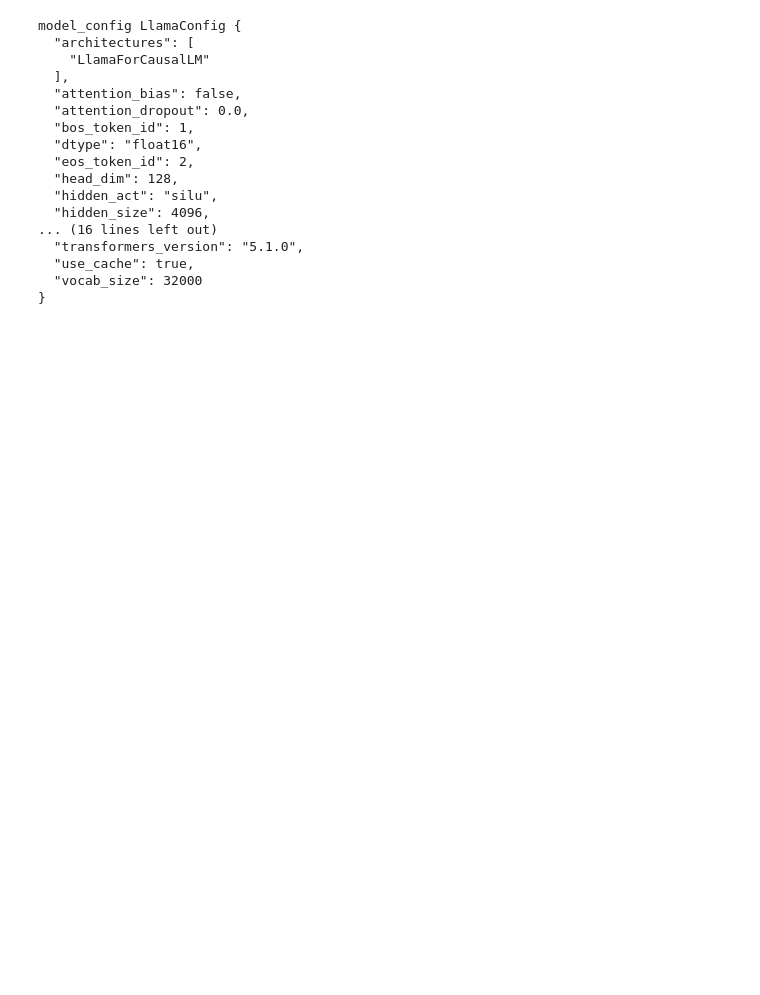
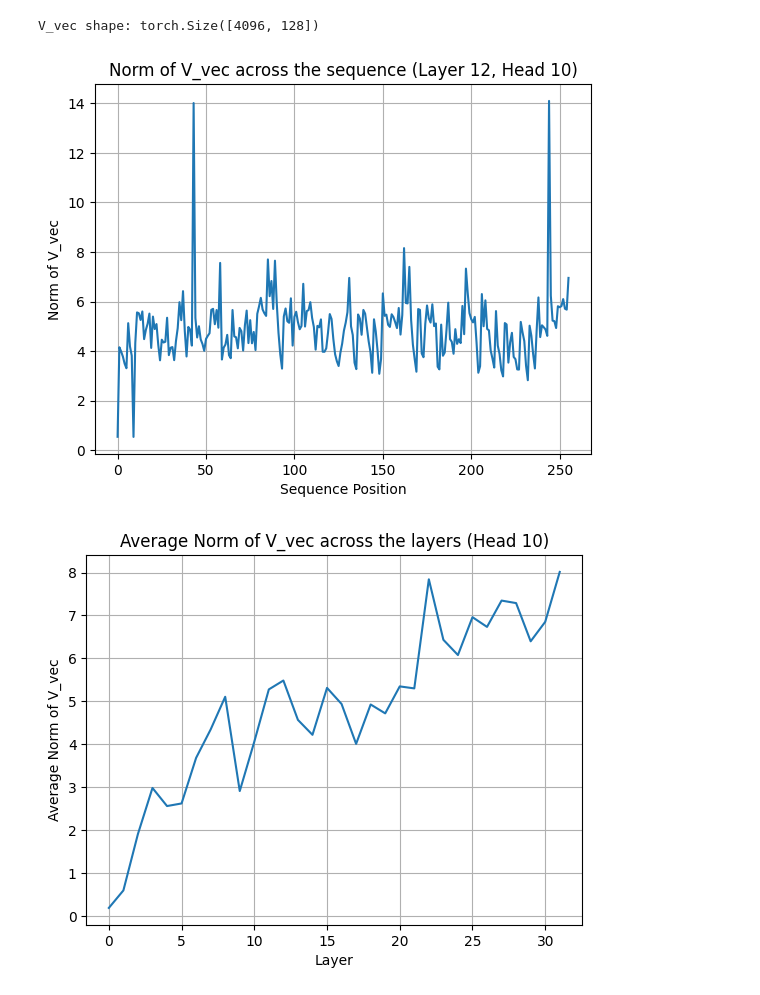
Before and after one commit to Kevin-lkw/interattn, a Jupyter notebook: llama/script/analyse_v.ipynb, the cells around one changed output. Saved outputs shown, nothing was run; the diff lists cells and outputs as text; code cells hidden in the pictures; blank space fills up the shorter version.

```diff
--- a/llama/script/analyse_v.ipynb
+++ b/llama/script/analyse_v.ipynb
@@ -1,18 +1,7 @@
 # %%
-import token
-from turtle import left
-from sympy import per
-from tokenizers import InputSequence
 import torch
-import torch.nn.functional as F
-import numpy as np
-
-from sklearn.cluster import KMeans
-from sklearn.decomposition import PCA
-from sklearn.manifold import TSNE
-from sklearn.preprocessing import normalize
-
 from matplotlib import pyplot as plt
+from torch.nn import functional as F
 import os
 from transformers import AutoTokenizer
 import math
@@ -30,25 +19,51 @@ kv = torch.load(f"../{model}_{dataset_name}_st{start}.pt", weights_only=False)
 model_config = kv["model_config"]
 kv_info = kv["before_rope"]
 rope_qkv = kv["after_rope"]
-Wo = kv["Wo"] # Shape (hidden_size, hidden_size)
+Wnorm = kv["Wnorm"] # Shape (hidden_size,)
 Wlm = kv["Wlm"] # Shape (vocab_size, hidden_size)
 inputs = kv["input"]
-print("model_config", model_config)
+outputs = kv["output"]
+attn = kv["last_layer_attention"]
+last_layer_param  = kv["last_layer"]
+layer_input = kv["layer_input"]
+gt_label = kv["gt_label"]
+# print("model_config", model_config)
+L = model_config.num_hidden_layers
-# %% [output]
-model_config LlamaConfig {
-  "architectures": [
-    "LlamaForCausalLM"
-  ],
-  "attention_bias": false,
-  "attention_dropout": 0.0,
-  "bos_token_id": 1,
-  "dtype": "float16",
-  "eos_token_id": 2,
-  "head_dim": 128,
-  "hidden_act": "silu",
-  "hidden_size": 4096,
-... (16 lines left out)
-  "transformers_version": "5.1.0",
-  "use_cache": true,
-  "vocab_size": 32000
-}
+# %%
+layer = 12
+head = 10
+V_vec = rope_qkv[layer]['v'][0][head] # Shape (seq_len, head_dim)
+print("V_vec shape:", V_vec.shape)
+# plot the norm of V_vec across the sequence
+V_norm = torch.norm(V_vec[:256], dim=-1) # Shape (seq_len,)
+plt.plot(V_norm.cpu().numpy())
+plt.title(f"Norm of V_vec across the sequence (Layer {layer}, Head {head})")
+plt.xlabel("Sequence Position")
+plt.ylabel("Norm of V_vec")
+plt.grid()
+plt.show()
+
+# average norm of V_vec across the layers. head as example
+avg_V_norm = []
+avg_input = []
+for layer in range(L):
+    V_vec = rope_qkv[layer]['v'][0][head] # Shape (seq_len, head_dim)
+    V_norm = torch.norm(V_vec, dim=-1) # Shape (seq_len,)
+    avg_V_norm.append(V_norm.mean().item())
+    avg_input.append(layer_input[layer].norm(dim=-1).mean().item())
+plt.plot(avg_V_norm)
+plt.title(f"Average Norm of V_vec across the layers (Head {head})")
+plt.xlabel("Layer")
+plt.ylabel("Average Norm of V_vec")
+plt.grid()
+plt.show()
+plt.plot(avg_input)
+plt.title(f"Norm of layer input across the layers")
+plt.xlabel("Layer")
+plt.ylabel("Norm of layer input")
+plt.grid()
+plt.show()
+# %% [output]
+V_vec shape: torch.Size([4096, 128])
+[figure, added]
+[figure, added]
```
Also changed, not shown: parts of 22 cells of this notebook, 3 other files.
